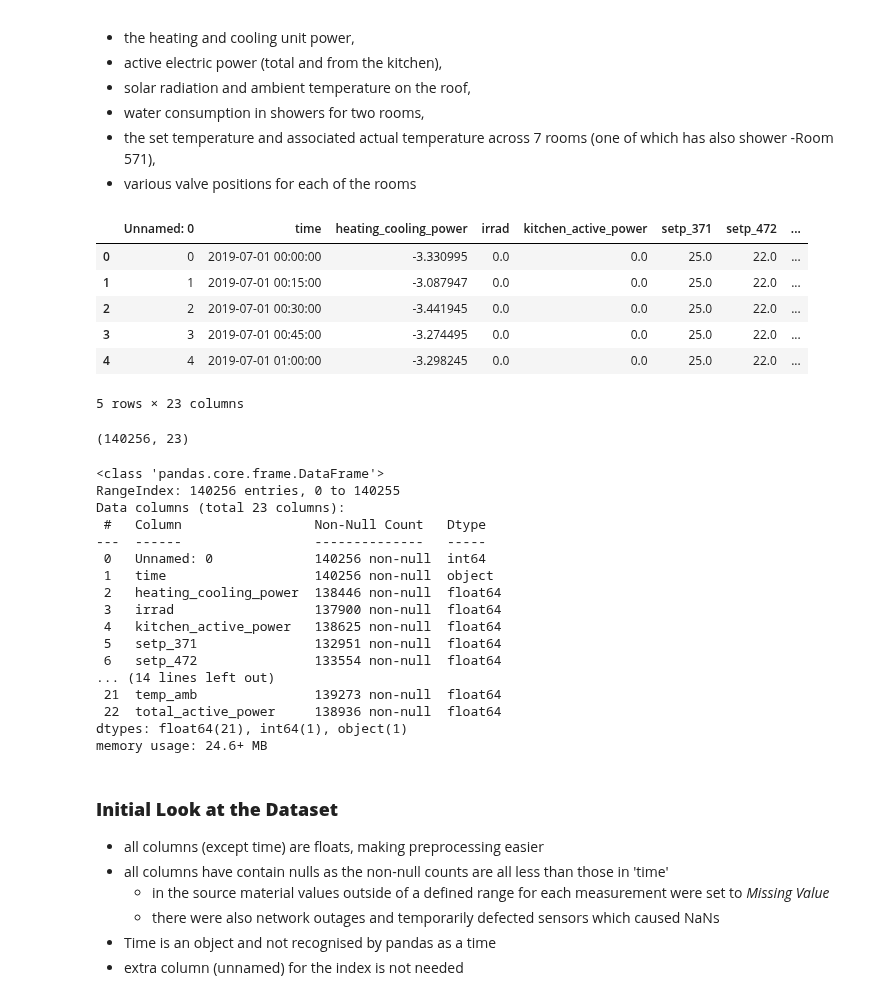
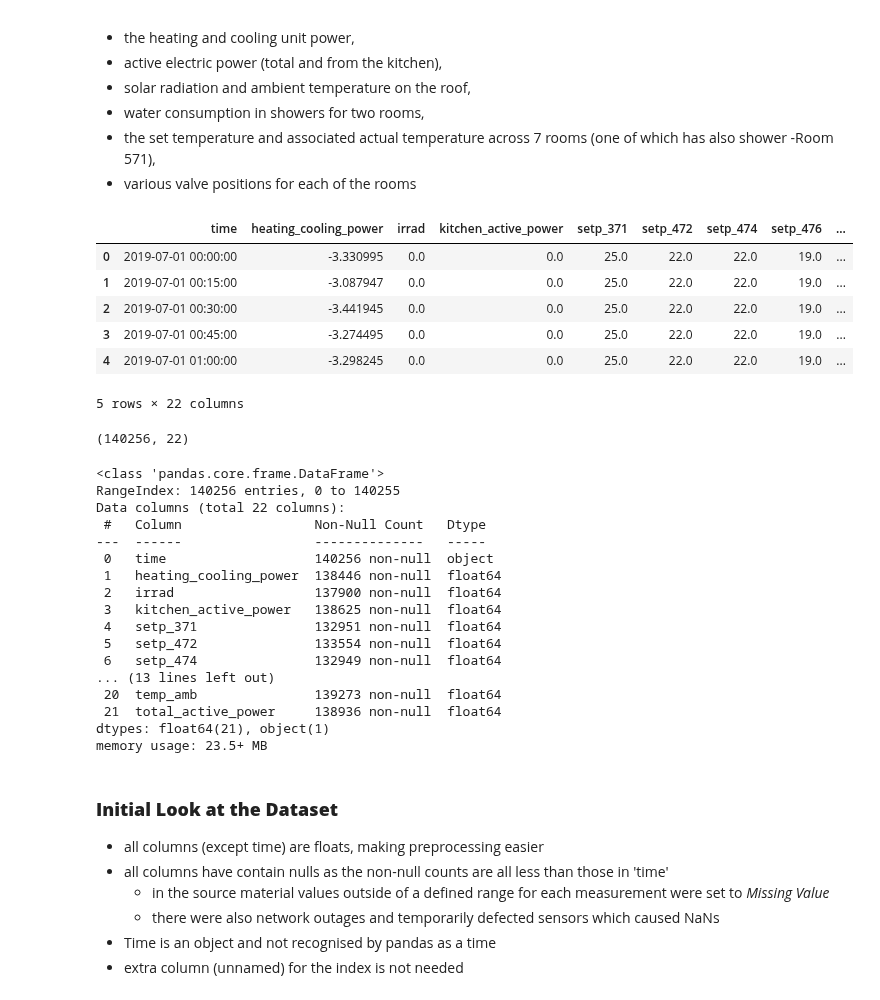
Before and after one commit to VonRiecken/Energy-Data-Engineering, a Jupyter notebook: main/ede_WS2526_project_9_ay_JR.ipynb, the cells around one changed output. Cells and saved outputs as stored; diff of their text form; code cells hidden in the pictures.

Commit message:
removed Unnamed: 0 Column from the df date.

```diff
--- a/main/ede_WS2526_project_9_ay_JR.ipynb
+++ b/main/ede_WS2526_project_9_ay_JR.ipynb
@@ -85,41 +86,41 @@ The measurements describe:
 * various valve positions for each of the rooms
 # %%
 # drop excluded variables
-to_drop = 'y1_371 y1_472 y1_474 y1_476 y1_571 y1_573 y1_574 y2_371 y2_472 y2_476 y2_571 y2_574 y3_371 y3_472 y3_476 y3_571 y3_574 y4_371 y5_371 y6_371 y7_371'.split()
-df.drop(columns=to_drop, inplace=True)
+drop_list = ["y1_371", "y1_472", "y1_474", "y1_476", "y1_571", "y1_573", "y1_574", "y2_371", "y2_472", "y2_476", "y2_571", "y2_574", "y3_371", "y3_472", "y3_476", "y3_571", "y3_574", "y4_371", "y5_371", "y6_371", "y7_371", "Unnamed: 0"]
+df.drop(columns=drop_list, inplace=True)
 df.head()
 # %% [output]
-|  | Unnamed: 0 | time | heating_cooling_power | irrad | kitchen_active_power | setp_371 | setp_472 | ... |
-| 0 | 0 | 2019-07-01 00:00:00 | -3.330995 | 0.0 | 0.0 | 25.0 | 22.0 | ... |
-| 1 | 1 | 2019-07-01 00:15:00 | -3.087947 | 0.0 | 0.0 | 25.0 | 22.0 | ... |
-| 2 | 2 | 2019-07-01 00:30:00 | -3.441945 | 0.0 | 0.0 | 25.0 | 22.0 | ... |
-| 3 | 3 | 2019-07-01 00:45:00 | -3.274495 | 0.0 | 0.0 | 25.0 | 22.0 | ... |
-| 4 | 4 | 2019-07-01 01:00:00 | -3.298245 | 0.0 | 0.0 | 25.0 | 22.0 | ... |
+|  | time | heating_cooling_power | irrad | kitchen_active_power | setp_371 | setp_472 | setp_474 | setp_476 | ... |
+| 0 | 2019-07-01 00:00:00 | -3.330995 | 0.0 | 0.0 | 25.0 | 22.0 | 22.0 | 19.0 | ... |
+| 1 | 2019-07-01 00:15:00 | -3.087947 | 0.0 | 0.0 | 25.0 | 22.0 | 22.0 | 19.0 | ... |
+| 2 | 2019-07-01 00:30:00 | -3.441945 | 0.0 | 0.0 | 25.0 | 22.0 | 22.0 | 19.0 | ... |
+| 3 | 2019-07-01 00:45:00 | -3.274495 | 0.0 | 0.0 | 25.0 | 22.0 | 22.0 | 19.0 | ... |
+| 4 | 2019-07-01 01:00:00 | -3.298245 | 0.0 | 0.0 | 25.0 | 22.0 | 22.0 | 19.0 | ... |
-5 rows × 23 columns
+5 rows × 22 columns
 # %%
 df.shape
 # %% [output]
-(140256, 23)
+(140256, 22)
 # %%
 df.info()
 # %% [output]
 <class 'pandas.core.frame.DataFrame'>
 RangeIndex: 140256 entries, 0 to 140255
-Data columns (total 23 columns):
+Data columns (total 22 columns):
  #   Column                 Non-Null Count   Dtype
 ---  ------                 --------------   -----
- 0   Unnamed: 0             140256 non-null  int64
- 1   time                   140256 non-null  object
- 2   heating_cooling_power  138446 non-null  float64
- 3   irrad                  137900 non-null  float64
- 4   kitchen_active_power   138625 non-null  float64
- 5   setp_371               132951 non-null  float64
- 6   setp_472               133554 non-null  float64
-... (14 lines left out)
- 21  temp_amb               139273 non-null  float64
- 22  total_active_power     138936 non-null  float64
-dtypes: float64(21), int64(1), object(1)
-memory usage: 24.6+ MB
+ 0   time                   140256 non-null  object
+ 1   heating_cooling_power  138446 non-null  float64
+ 2   irrad                  137900 non-null  float64
+ 3   kitchen_active_power   138625 non-null  float64
+ 4   setp_371               132951 non-null  float64
+ 5   setp_472               133554 non-null  float64
+ 6   setp_474               132949 non-null  float64
+... (13 lines left out)
+ 20  temp_amb               139273 non-null  float64
+ 21  total_active_power     138936 non-null  float64
+dtypes: float64(21), object(1)
+memory usage: 23.5+ MB
 # %% [markdown]
 ### **Initial Look at the Dataset**
 
```
Also changed, not shown: parts of 10 cells of this notebook.
